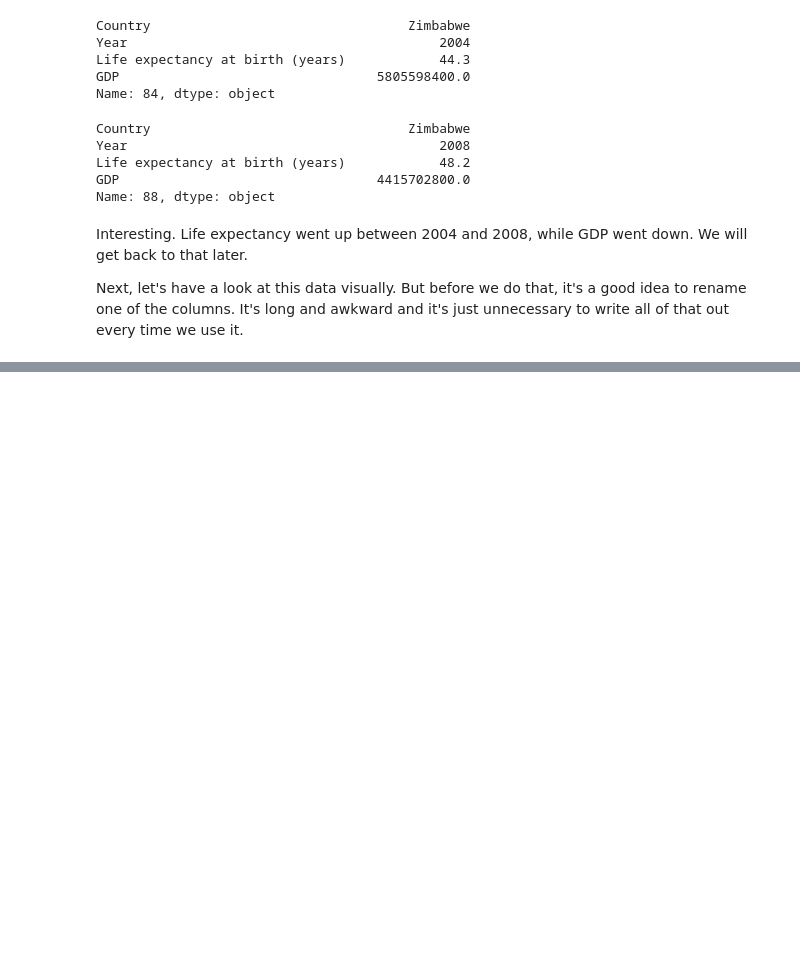
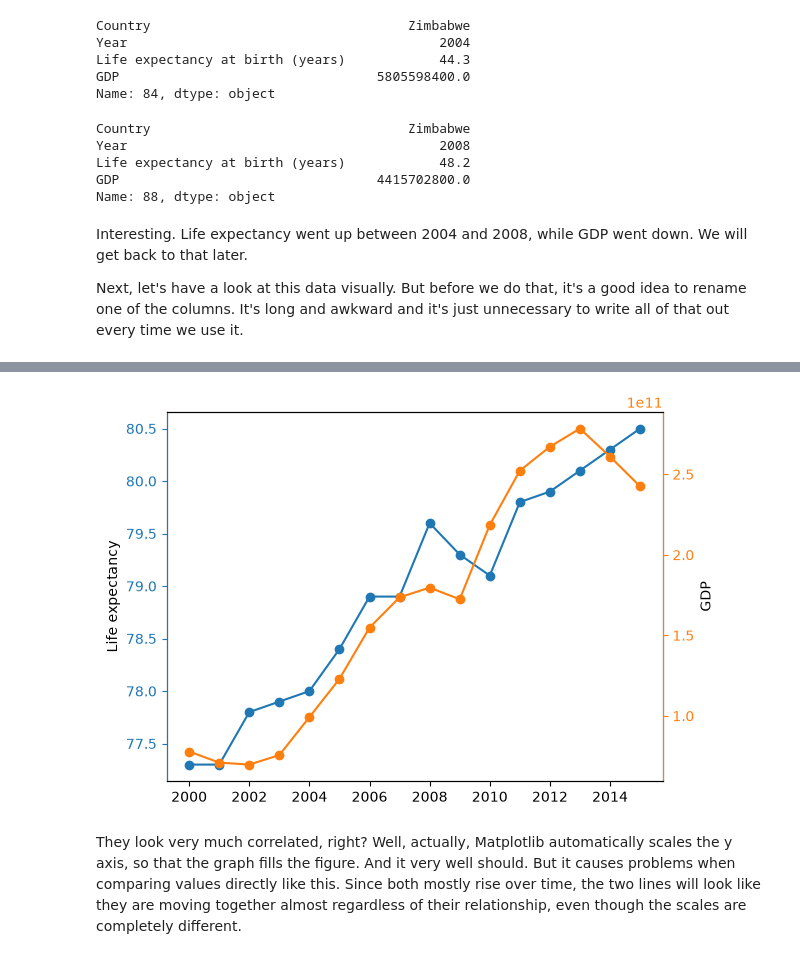
Before and after one commit to Arctagon/codecademy-life-exp-gdp, a Jupyter notebook: life_expectancy_gdp.ipynb, the cells around one changed output, grey strips where cells are left out. Saved outputs shown, nothing was run; the diff lists cells and outputs as text; code cells hidden in the pictures; blank space fills up the shorter version.

```diff
--- a/life_expectancy_gdp.ipynb
+++ b/life_expectancy_gdp.ipynb
@@ -106,0 +127,16 @@ df = df.rename(columns = {'Life expectancy at birth (years)': 'LifeExp'})
+# %%
+fig, ax1 = plt.subplots()
+ax1.plot(Chile['Year'], Chile['LifeExp'], color='tab:blue', marker='o')
+ax1.set_ylabel('Life expectancy')
+ax1.tick_params(axis='y', colors='tab:blue')
+
+ax2 = ax1.twinx()
+ax2.plot(Chile['Year'], Chile['GDP'], color='tab:orange', marker='o')
+ax2.set_ylabel('GDP')
+ax2.tick_params(axis='y', colors='tab:orange')
+ax2.spines['left'].set_color('tab:blue')
+ax2.spines['right'].set_color('tab:orange')
+# %% [output]
+[figure, added]
+# %% [markdown]
+They look very much correlated, right? Well, actually, Matplotlib automatically scales the y axis, so that the graph fills the figure. And it very well should. But it causes problems when comparing values directly like this. Since both mostly rise over time, the two lines will look like they are moving together almost regardless of their relationship, even though the scales are completely different.
```
Also changed, not shown: parts of 4 cells of this notebook.
